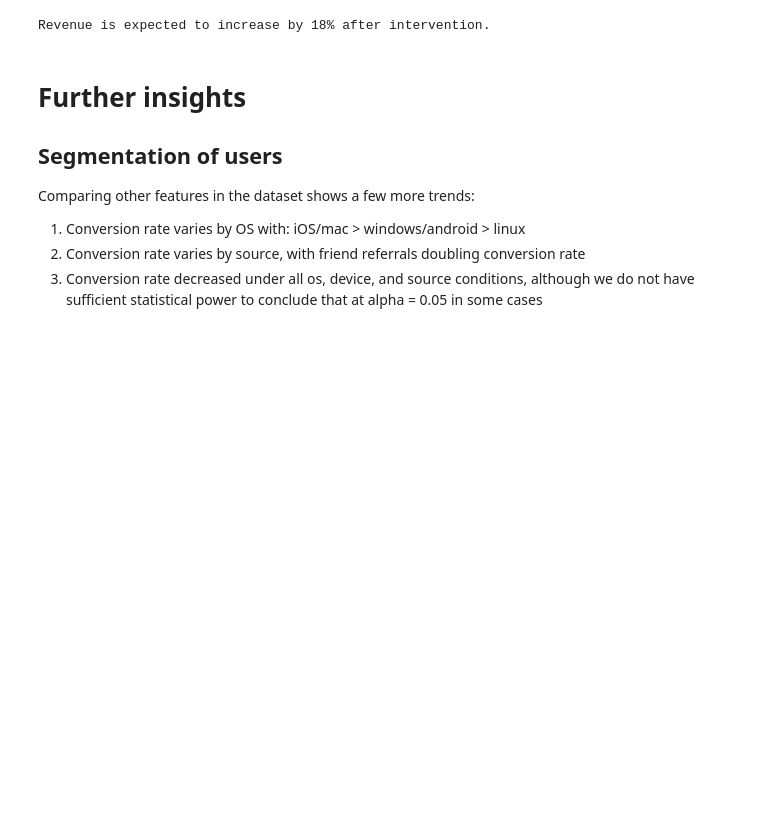
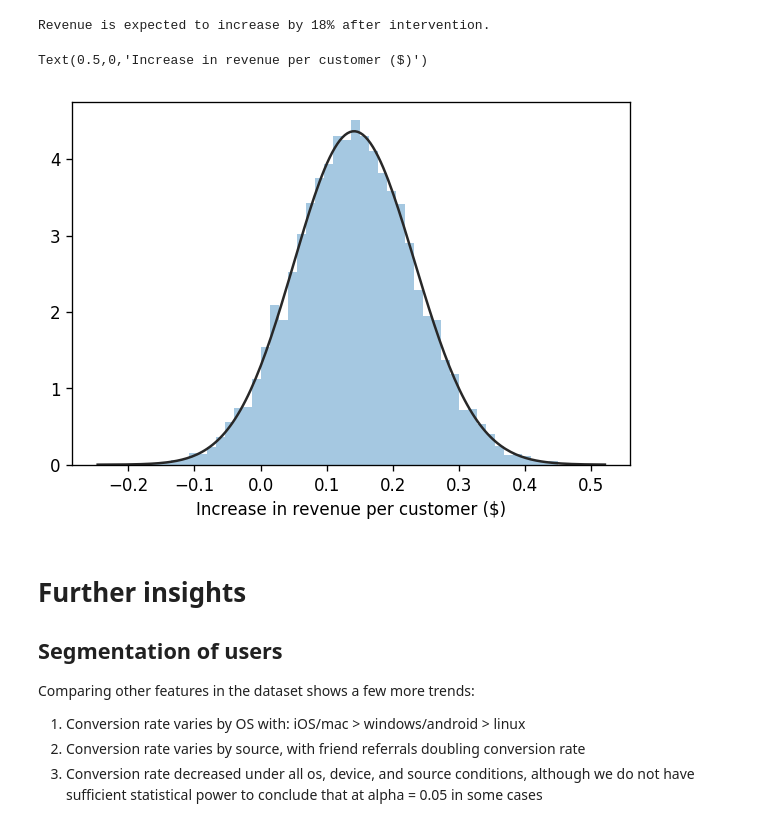
Before and after one commit to pavelbrodskiy/data_challenges, a Jupyter notebook: software_pricing/data_challenge_product_pricing.ipynb, the cells around one changed output. Drawn from its saved outputs; the diff is of its cells as text; code cells hidden in the pictures; blank space fills up the shorter version.

Commit message:
added bootstrap sampling to estimate revenue increase confidence intervals

```diff
--- a/software_pricing/data_challenge_product_pricing.ipynb
+++ b/software_pricing/data_challenge_product_pricing.ipynb
@@ -210,6 +210,19 @@ pct_change_in_revenue = round((np.mean(increased_price) - np.mean(original_price
 print('Revenue is expected to increase by ' + str(pct_change_in_revenue) + '% after intervention.')
 # %% [output]
 Revenue is expected to increase by 18% after intervention.
+# %%
+iters = 10000
+difference = np.zeros(iters)
+for i in range(iters):
+    mean_original = np.mean(np.random.choice(original_price, len(original_price), replace = True))
+    mean_increased = np.mean(np.random.choice(increased_price, len(increased_price), replace = True))
+    difference[i] = mean_increased - mean_original
+
+sns.distplot(difference, kde=False, fit=stats.gamma);
+plt.xlabel('Increase in revenue per customer ($)')
+# %% [output]
+Text(0.5,0,'Increase in revenue per customer ($)')
+[figure, added]
 # %% [markdown]
 # Further insights
 ## Segmentation of users
```
